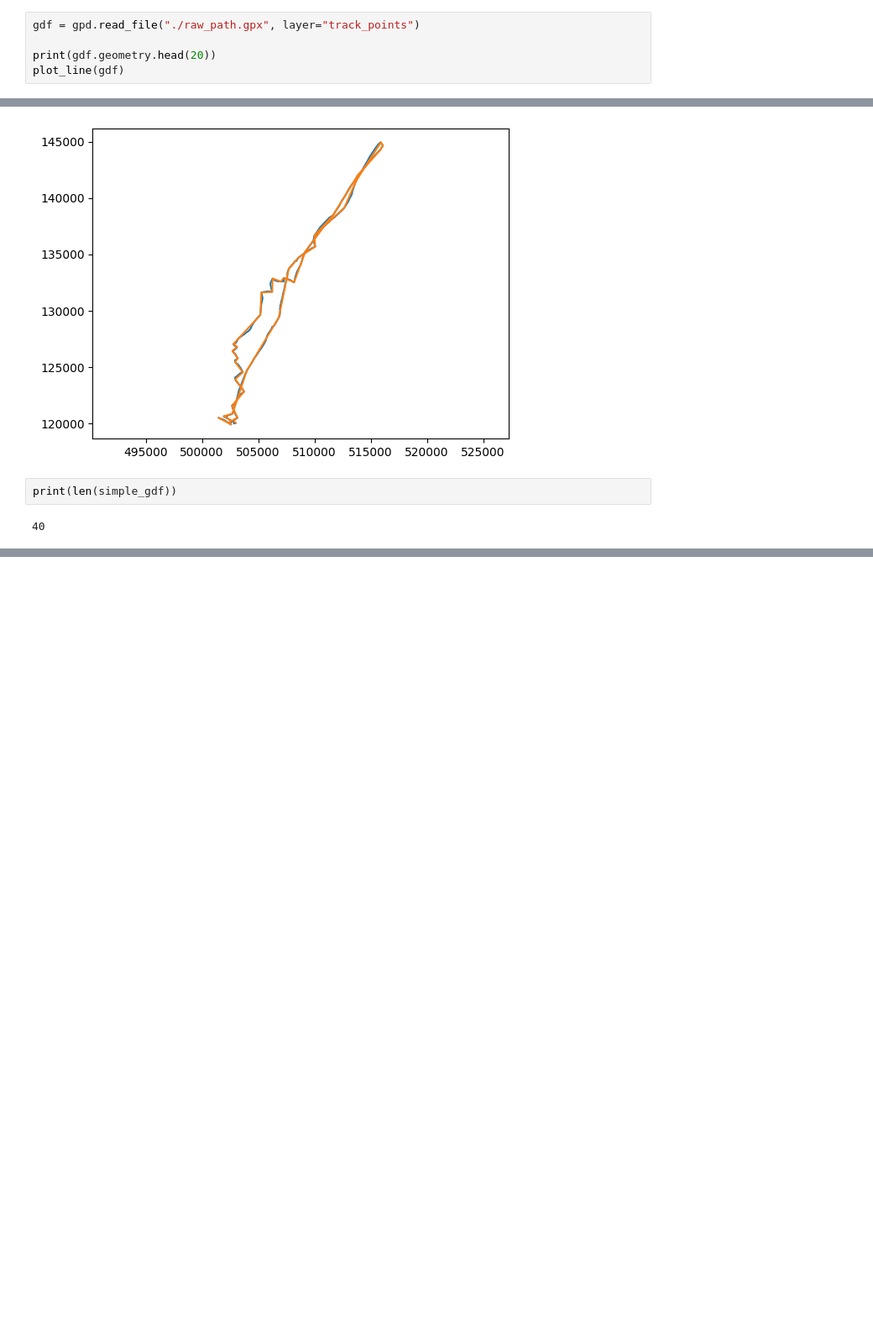
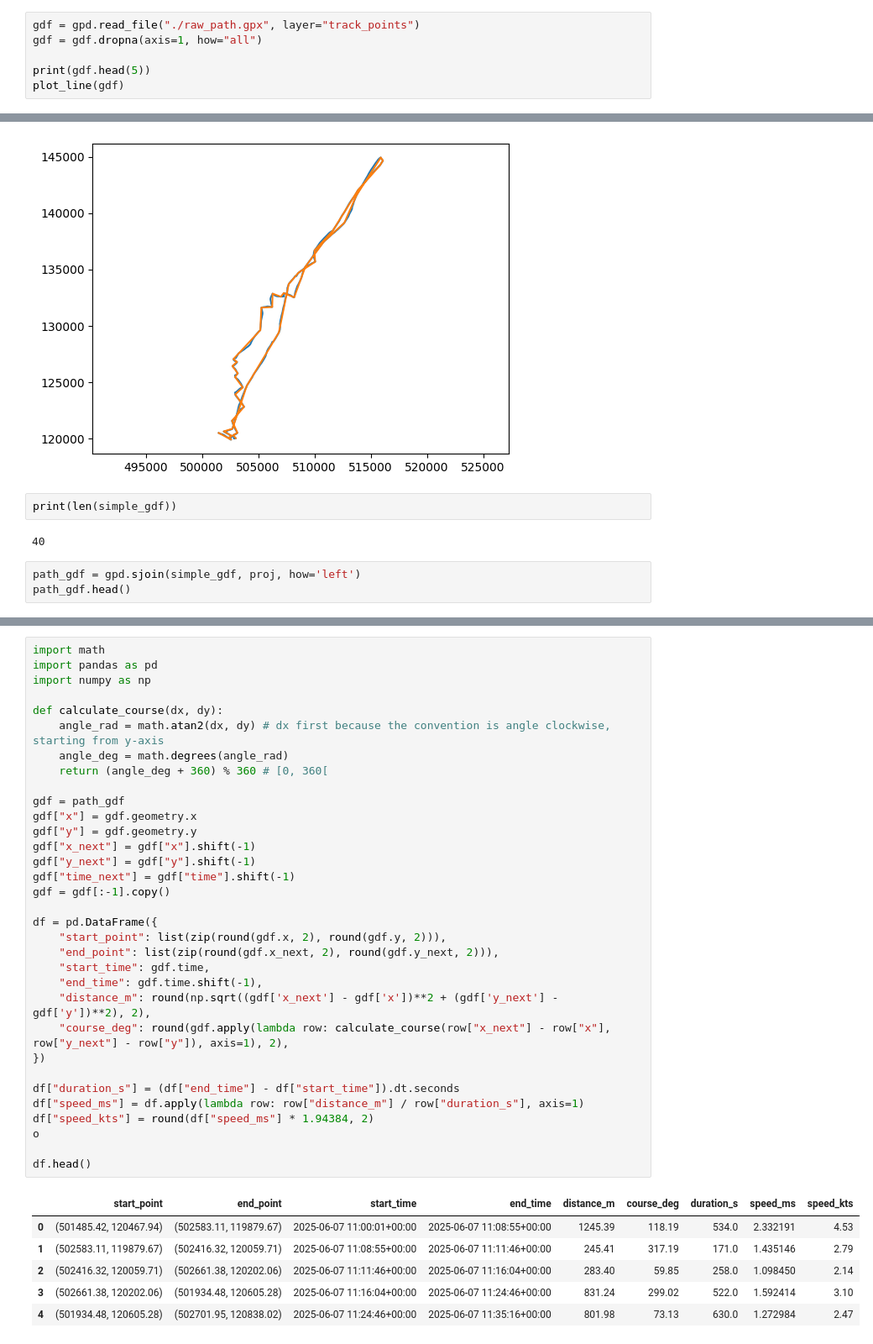
Before and after one commit to bottino/saltpath, a Jupyter notebook: prototype.ipynb, the cells around one changed output, grey strips where cells are left out. Shown at 84% size. Saved outputs shown, nothing was run; the diff lists cells and outputs as text; blank space fills up the shorter version.

Commit message:
Working path and tacks

```diff
--- a/prototype.ipynb
+++ b/prototype.ipynb
@@ -10,7 +10,8 @@ def plot_line(gdf):
     plt.axis("equal")
 # %%
 gdf = gpd.read_file("./raw_path.gpx", layer="track_points")
+gdf = gdf.dropna(axis=1, how="all")
 
-print(gdf.geometry.head(20))
+print(gdf.head(5))
 plot_line(gdf)
 # %% [output]
@@ -49,3 +46,6 @@ plot_line(simple_gdf)
 print(len(simple_gdf))
 # %% [output]
 40
+# %%
+path_gdf = gpd.sjoin(simple_gdf, proj, how='left')
+path_gdf.head()
@@ -51,0 +59,40 @@ print(len(simple_gdf))
+# %%
+import math
+import pandas as pd
+import numpy as np
+
+def calculate_course(dx, dy):
+    angle_rad = math.atan2(dx, dy) # dx first because the convention is angle clockwise, starting from y-axis
+    angle_deg = math.degrees(angle_rad)
+    return (angle_deg + 360) % 360 # [0, 360[
+
+gdf = path_gdf
+gdf["x"] = gdf.geometry.x
+gdf["y"] = gdf.geometry.y
+gdf["x_next"] = gdf["x"].shift(-1)
+gdf["y_next"] = gdf["y"].shift(-1)
+gdf["time_next"] = gdf["time"].shift(-1)
+gdf = gdf[:-1].copy()
+
+df = pd.DataFrame({
+    "start_point": list(zip(round(gdf.x, 2), round(gdf.y, 2))),
+    "end_point": list(zip(round(gdf.x_next, 2), round(gdf.y_next, 2))),
+    "start_time": gdf.time,
+    "end_time": gdf.time.shift(-1),
+    "distance_m": round(np.sqrt((gdf['x_next'] - gdf['x'])**2 + (gdf['y_next'] - gdf['y'])**2), 2),
+    "course_deg": round(gdf.apply(lambda row: calculate_course(row["x_next"] - row["x"], row["y_next"] - row["y"]), axis=1), 2),
+})
+
+df["duration_s"] = (df["end_time"] - df["start_time"]).dt.seconds
+df["speed_ms"] = df.apply(lambda row: row["distance_m"] / row["duration_s"], axis=1)
+df["speed_kts"] = round(df["speed_ms"] * 1.94384, 2)
+o
+
+df.head()
+# %% [output]
+|  | start_point | end_point | start_time | end_time | distance_m | course_deg | duration_s | speed_ms | speed_kts |
+| 0 | (501485.42, 120467.94) | (502583.11, 119879.67) | 2025-06-07 11:00:01+00:00 | 2025-06-07 11:08:55+00:00 | 1245.39 | 118.19 | 534.0 | 2.332191 | 4.53 |
+| 1 | (502583.11, 119879.67) | (502416.32, 120059.71) | 2025-06-07 11:08:55+00:00 | 2025-06-07 11:11:46+00:00 | 245.41 | 317.19 | 171.0 | 1.435146 | 2.79 |
+| 2 | (502416.32, 120059.71) | (502661.38, 120202.06) | 2025-06-07 11:11:46+00:00 | 2025-06-07 11:16:04+00:00 | 283.40 | 59.85 | 258.0 | 1.098450 | 2.14 |
+| 3 | (502661.38, 120202.06) | (501934.48, 120605.28) | 2025-06-07 11:16:04+00:00 | 2025-06-07 11:24:46+00:00 | 831.24 | 299.02 | 522.0 | 1.592414 | 3.10 |
+| 4 | (501934.48, 120605.28) | (502701.95, 120838.02) | 2025-06-07 11:24:46+00:00 | 2025-06-07 11:35:16+00:00 | 801.98 | 73.13 | 630.0 | 1.272984 | 2.47 |
```
Also changed, not shown: parts of 2 cells of this notebook, 2 other files.
